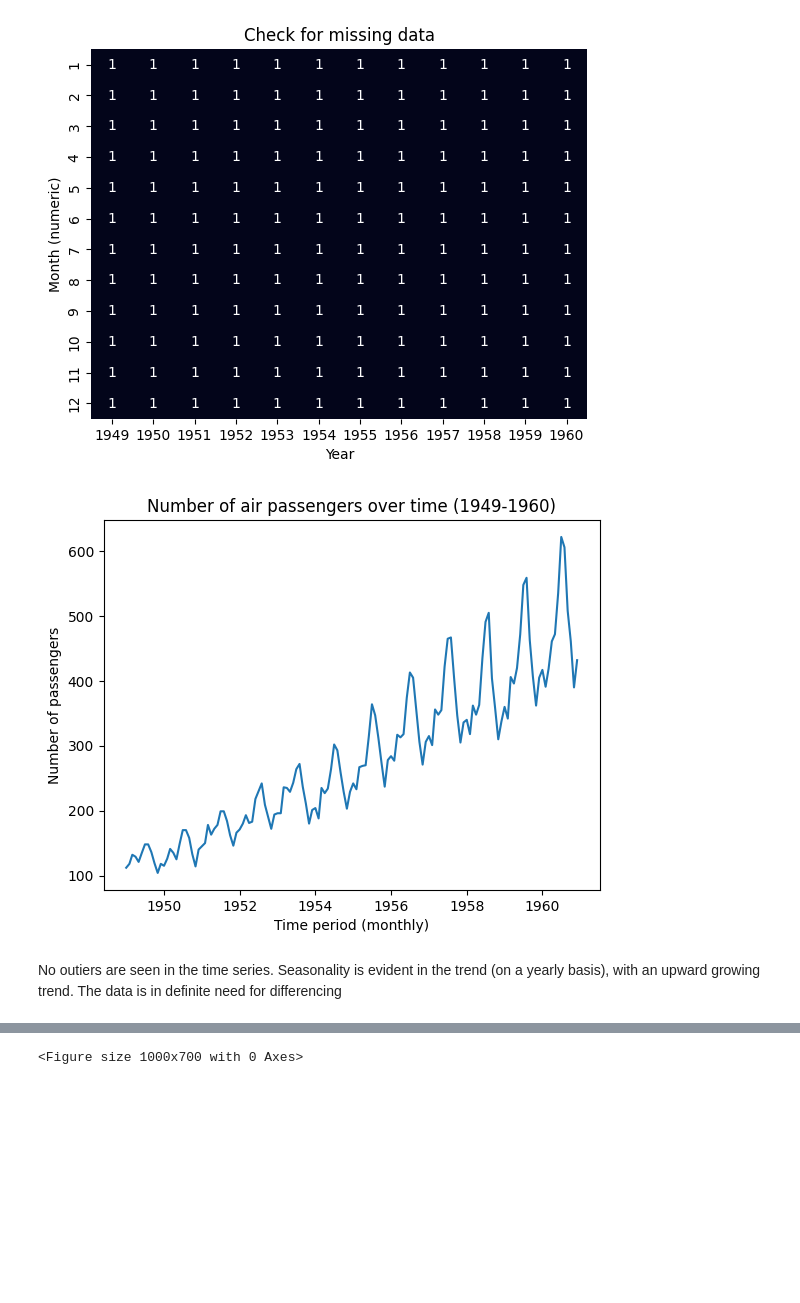
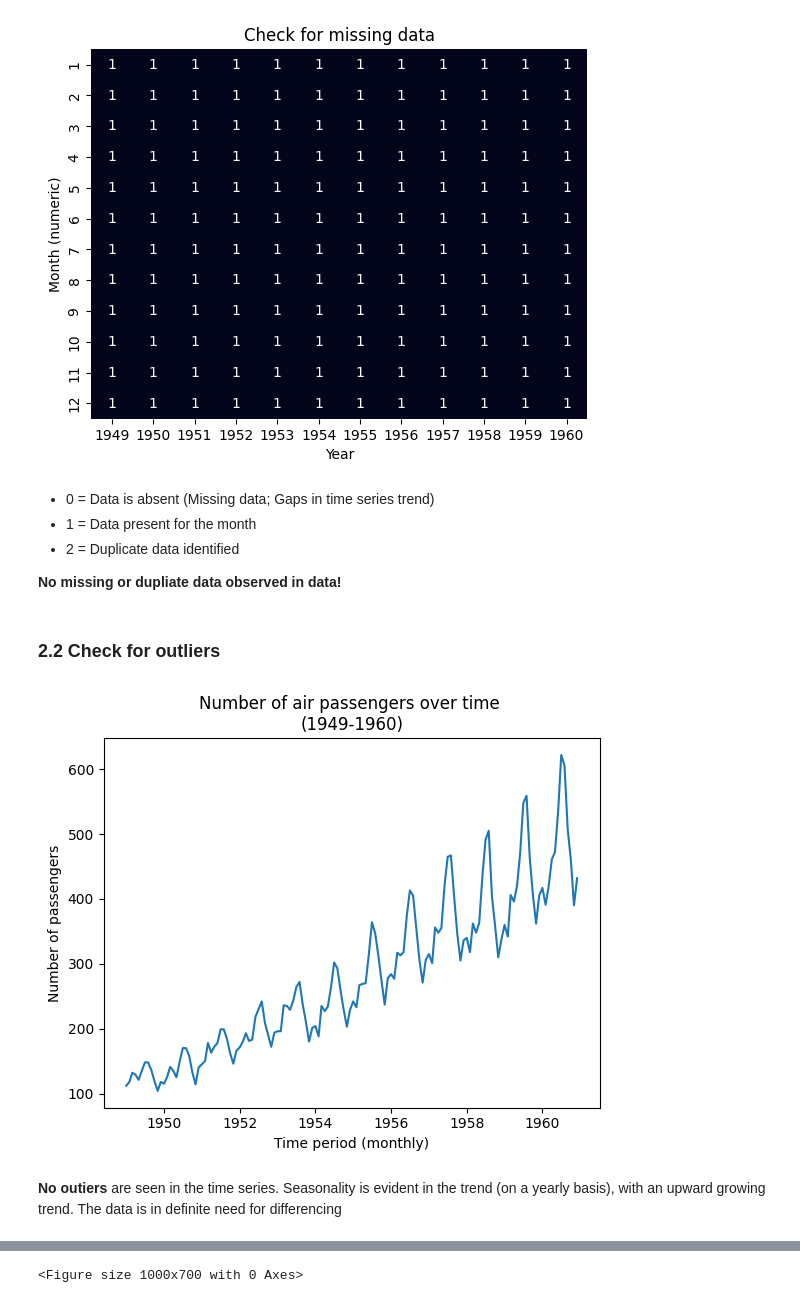
Before and after one commit to Thampi-hub/Springboard_RT, a Jupyter notebook: Cap3_AirPassengers/2_DataWrangling/TimeSeries_airpassengers.ipynb, the cells around one changed output, grey strips where cells are left out. Cells and saved outputs as stored; diff of their text form; code cells hidden in the pictures; blank space fills up the shorter version.

```diff
--- a/Cap3_AirPassengers/2_DataWrangling/TimeSeries_airpassengers.ipynb
+++ b/Cap3_AirPassengers/2_DataWrangling/TimeSeries_airpassengers.ipynb
@@ -95,14 +111,23 @@ plt.ylabel("Month (numeric)")
 plt.show()
 # %% [output]
 [figure]
+# %% [markdown]
+*    0 = Data is absent (Missing data; Gaps in time series trend)
+*    1 = Data present for the month
+*    2 = Duplicate data identified
+
+**No missing or dupliate data observed in data!**
+# %% [markdown]
+### 2.2 Check for outliers
 # %%
+
 sns.lineplot(data=csv_data, x=csv_data.index, y="n_passengers")
 plt.xlabel("Time period (monthly)")
 plt.ylabel("Number of passengers")
-plt.title("Number of air passengers over time (1949-1960)")
+plt.title("Number of air passengers over time \n(1949-1960)")
 plt.show()
 # %% [output]
-[figure, old version]
+[figure, new version]
 # %% [markdown]
-No outiers are seen in the time series.
+**No outiers** are seen in the time series.
 Seasonality is evident in the trend (on a yearly basis), with an upward growing trend. The data is in definite need for differencing
```
Also changed, not shown: parts of 19 cells of this notebook.
